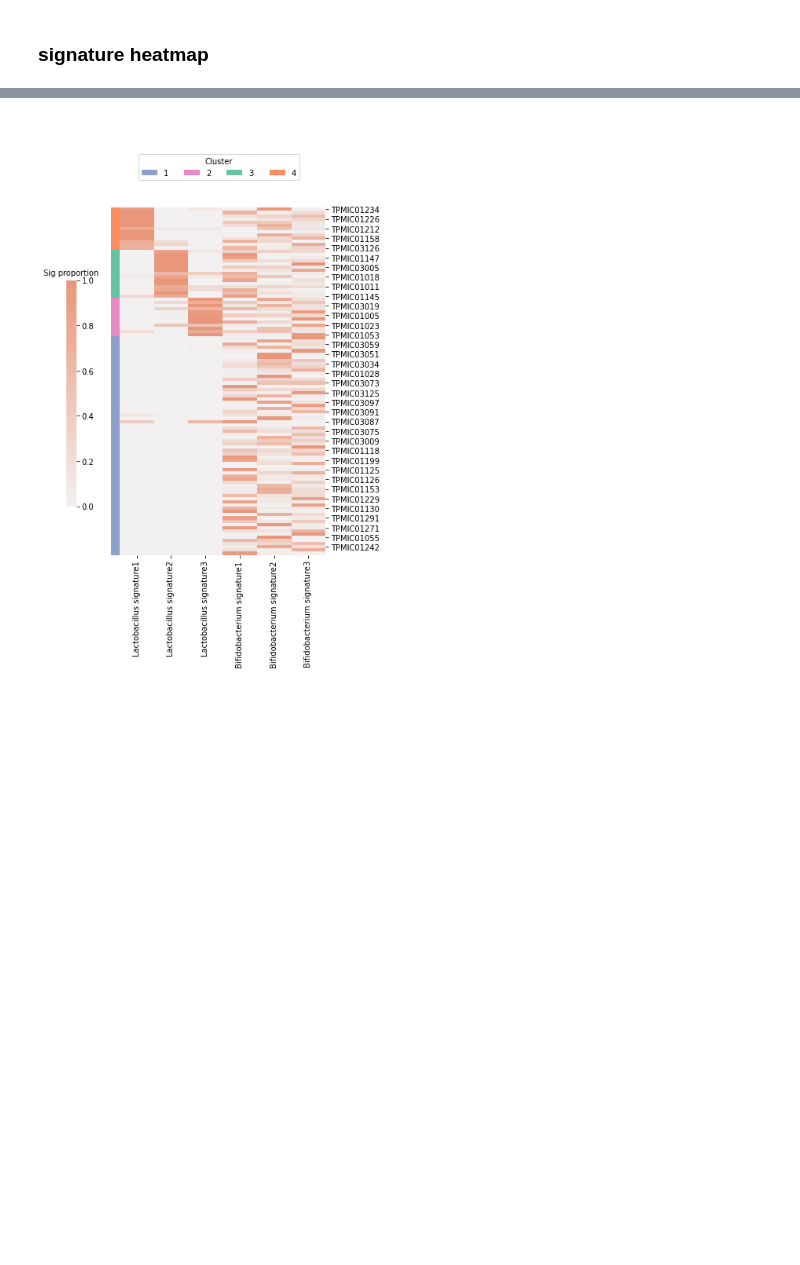
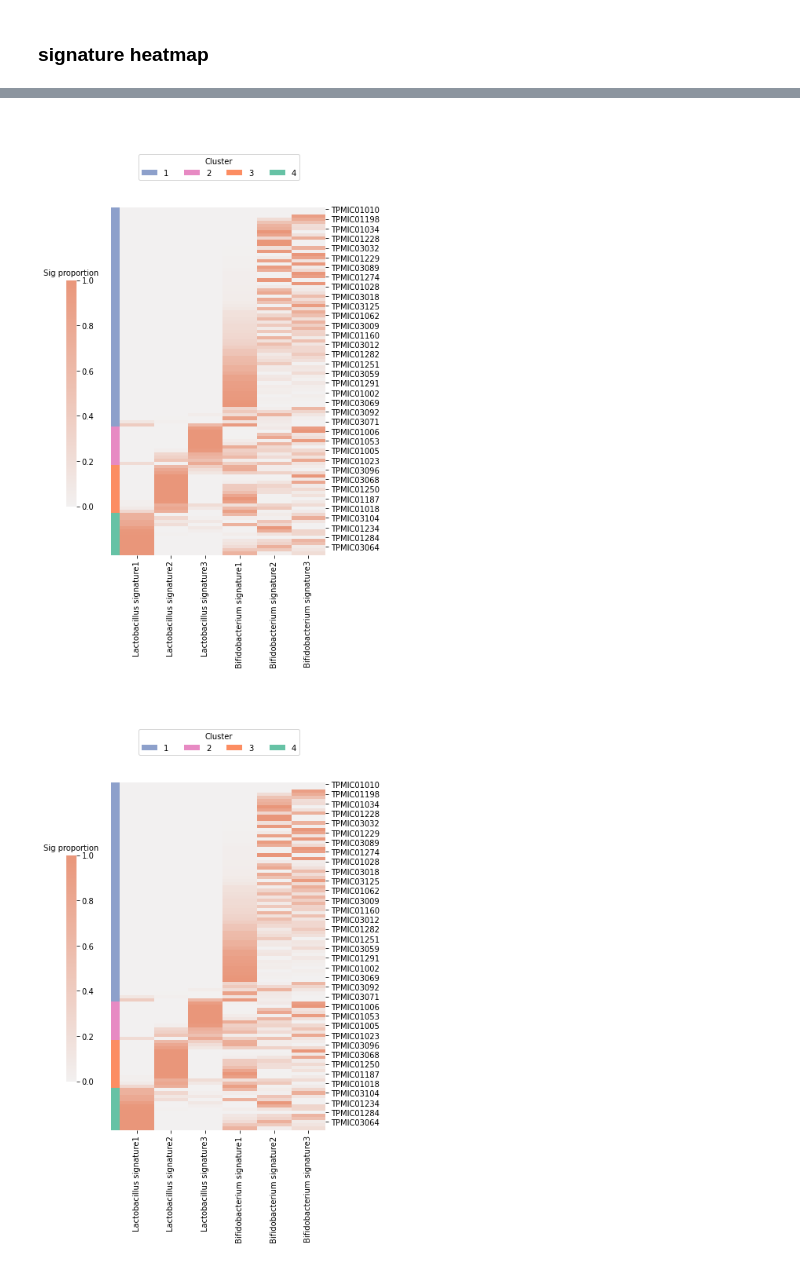
Before and after one commit to brucewu1996/Probiotics_signature, a Jupyter notebook: manuscript/plot_signature_heatmap.ipynb, the cells around one changed output, grey strips where cells are left out. Drawn from its saved outputs; the diff is of its cells as text; code cells hidden in the pictures; blank space fills up the shorter version.

```diff
--- a/manuscript/plot_signature_heatmap.ipynb
+++ b/manuscript/plot_signature_heatmap.ipynb
@@ -44,7 +44,7 @@ def signature_proportion_heatmap(sig_matrix,label_df,colorbar,sample_order,legen
 
         for label in sorted(set(cluster1)):
             g.ax_col_dendrogram.bar(0, 0, color=cluster1_lut[label], label=label, linewidth=0.5)
-        l1 = g.ax_col_dendrogram.legend(title=legend_title, loc="center", ncol=4, bbox_to_anchor=(0.5, .9), bbox_transform=plt.gcf().transFigure) # type: ignore
+        l1 = g.ax_col_dendrogram.legend(title=legend_title, loc="center", ncol=len(set(cluster1)), bbox_to_anchor=(0.5, .9), bbox_transform=plt.gcf().transFigure) # type: ignore
     else :
 
         cluster2 = metadata_df.loc[:,colorbar[1]].astype(str).values
@@ -83,15 +90,18 @@ for con in condition :
 # %%
 condition = ['mci']
 for con in condition :
     matrix = pd.read_csv("/home/bruce1996/data/MCI/manuscript_v3.3/%s/consensus_clustering/signature_proportion_matrix.txt" % (con),sep='\t',index_col=0)
     cluster = pd.read_csv("/home/bruce1996/data/MCI/manuscript_v3.3/%s/consensus_clustering/consensus_clustering_label_4cluster.txt" % (con),sep='\t',index_col=0)
     cluster.columns = ['Cluster']
-    sample = list(cluster.index)
-    sample_order = list(cluster.sort_values(by='Cluster' ,ascending=False).index)
+    tmp = pd.concat([matrix.T,cluster],axis=1)
+    sample_order = list(tmp.sort_values(by=['Cluster','Lactobacillus signature1', 'Lactobacillus signature2','Lactobacillus signature3',
+    'Bifidobacterium signature1','Bifidobacterium signature2', 'Bifidobacterium signature3']).index)
     output_path = "/home/bruce1996/data/MCI/manuscript_v3.3/%s/consensus_clustering/" % con
     signature_proportion_heatmap(matrix,cluster,['Cluster'],sample_order,legend_title="Cluster",output=output_path + '%s_consensus_clustering_sig_proportion_heatmap_4cluster.svg' % con,format='svg')
+    signature_proportion_heatmap(matrix,cluster,['Cluster'],sample_order,legend_title="Cluster",output=output_path + '%s_consensus_clustering_sig_proportion_heatmap_4cluster.png' % con,format='png')
 # %% [output]
-[figure, old version]
+[figure, new version]
+[figure, added]
 # %%
 import matplotlib.pyplot as plt
 from matplotlib import cm
```
Also changed, not shown: parts of 1 cell of this notebook, 1 other file.
